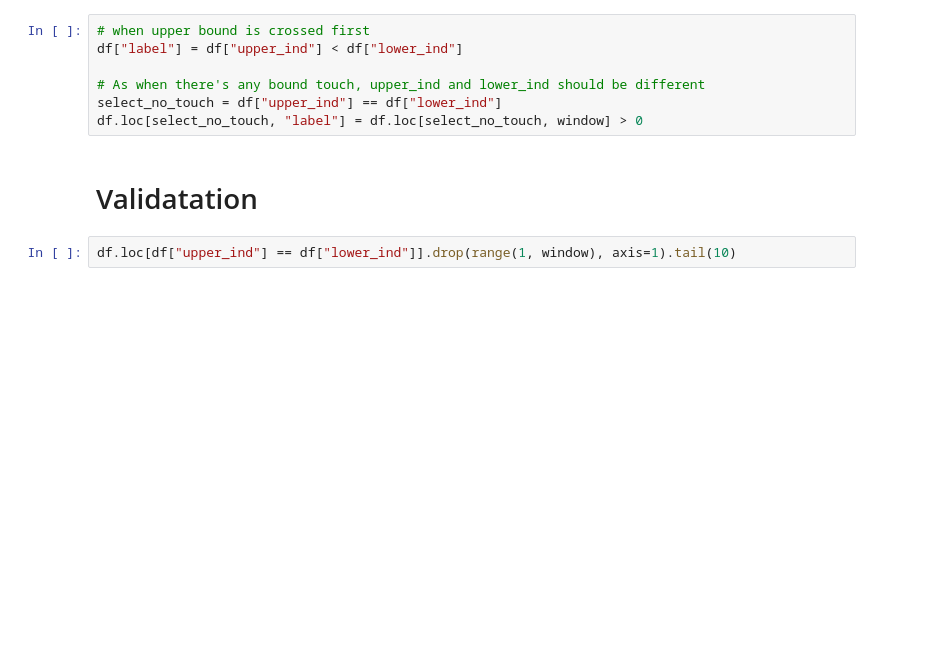
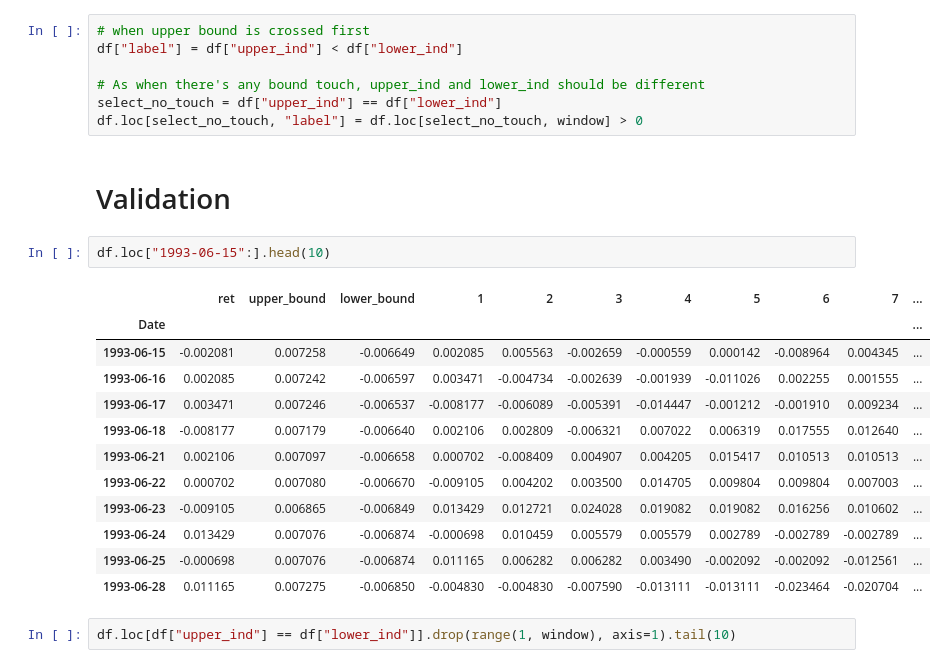
Before and after one commit to aliciawyy/financial_machine_learning, a Jupyter notebook: notebooks/triple_barrier_labeling_method.ipynb, the cells around one changed output. Drawn from its saved outputs; the diff is of its cells as text; blank space fills up the shorter version.

```diff
--- a/notebooks/triple_barrier_labeling_method.ipynb
+++ b/notebooks/triple_barrier_labeling_method.ipynb
@@ -95,7 +95,22 @@ df["label"] = df["upper_ind"] < df["lower_ind"]
 select_no_touch = df["upper_ind"] == df["lower_ind"]
 df.loc[select_no_touch, "label"] = df.loc[select_no_touch, window] > 0
 # %% [markdown]
-# Validatation
+# Validation
+# %%
+df.loc["1993-06-15":].head(10)
+# %% [output]
+|  | ret | upper_bound | lower_bound | 1 | 2 | 3 | 4 | 5 | 6 | 7 | ... |
+| Date |  |  |  |  |  |  |  |  |  |  | ... |
+| 1993-06-15 | -0.002081 | 0.007258 | -0.006649 | 0.002085 | 0.005563 | -0.002659 | -0.000559 | 0.000142 | -0.008964 | 0.004345 | ... |
+| 1993-06-16 | 0.002085 | 0.007242 | -0.006597 | 0.003471 | -0.004734 | -0.002639 | -0.001939 | -0.011026 | 0.002255 | 0.001555 | ... |
+| 1993-06-17 | 0.003471 | 0.007246 | -0.006537 | -0.008177 | -0.006089 | -0.005391 | -0.014447 | -0.001212 | -0.001910 | 0.009234 | ... |
+| 1993-06-18 | -0.008177 | 0.007179 | -0.006640 | 0.002106 | 0.002809 | -0.006321 | 0.007022 | 0.006319 | 0.017555 | 0.012640 | ... |
+| 1993-06-21 | 0.002106 | 0.007097 | -0.006658 | 0.000702 | -0.008409 | 0.004907 | 0.004205 | 0.015417 | 0.010513 | 0.010513 | ... |
+| 1993-06-22 | 0.000702 | 0.007080 | -0.006670 | -0.009105 | 0.004202 | 0.003500 | 0.014705 | 0.009804 | 0.009804 | 0.007003 | ... |
+| 1993-06-23 | -0.009105 | 0.006865 | -0.006849 | 0.013429 | 0.012721 | 0.024028 | 0.019082 | 0.019082 | 0.016256 | 0.010602 | ... |
+| 1993-06-24 | 0.013429 | 0.007076 | -0.006874 | -0.000698 | 0.010459 | 0.005579 | 0.005579 | 0.002789 | -0.002789 | -0.002789 | ... |
+| 1993-06-25 | -0.000698 | 0.007076 | -0.006874 | 0.011165 | 0.006282 | 0.006282 | 0.003490 | -0.002092 | -0.002092 | -0.012561 | ... |
+| 1993-06-28 | 0.011165 | 0.007275 | -0.006850 | -0.004830 | -0.004830 | -0.007590 | -0.013111 | -0.013111 | -0.023464 | -0.020704 | ... |
 # %%
 df.loc[df["upper_ind"] == df["lower_ind"]].drop(range(1, window), axis=1).tail(10)
 # %% [output]
```
